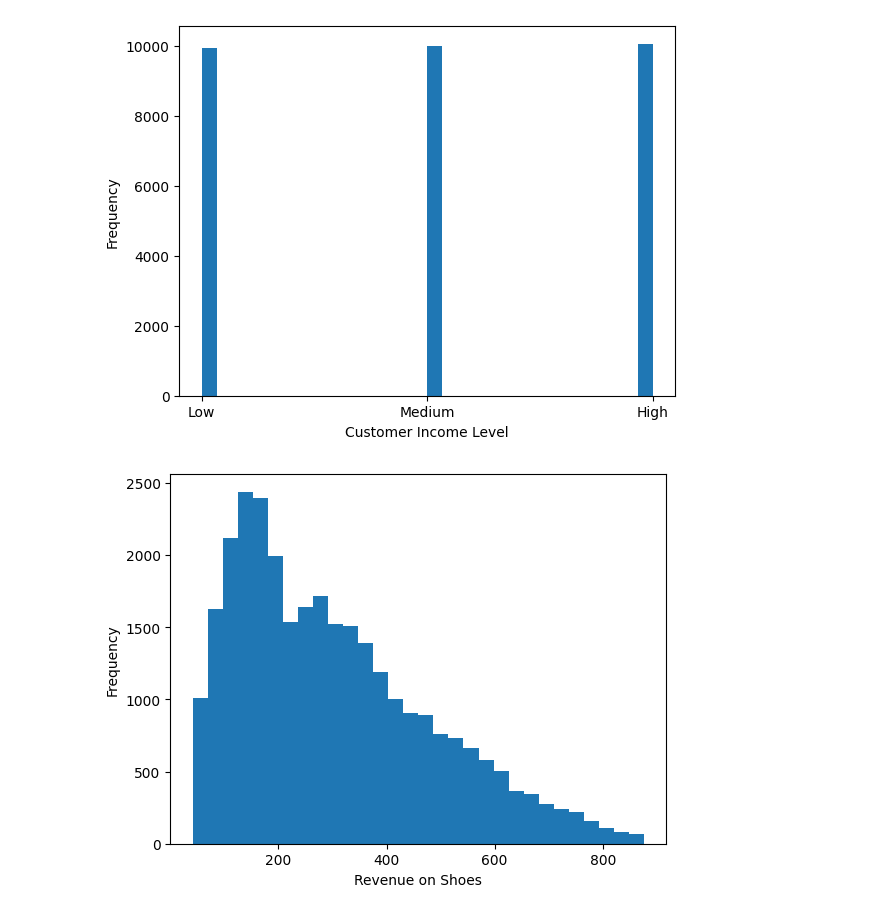
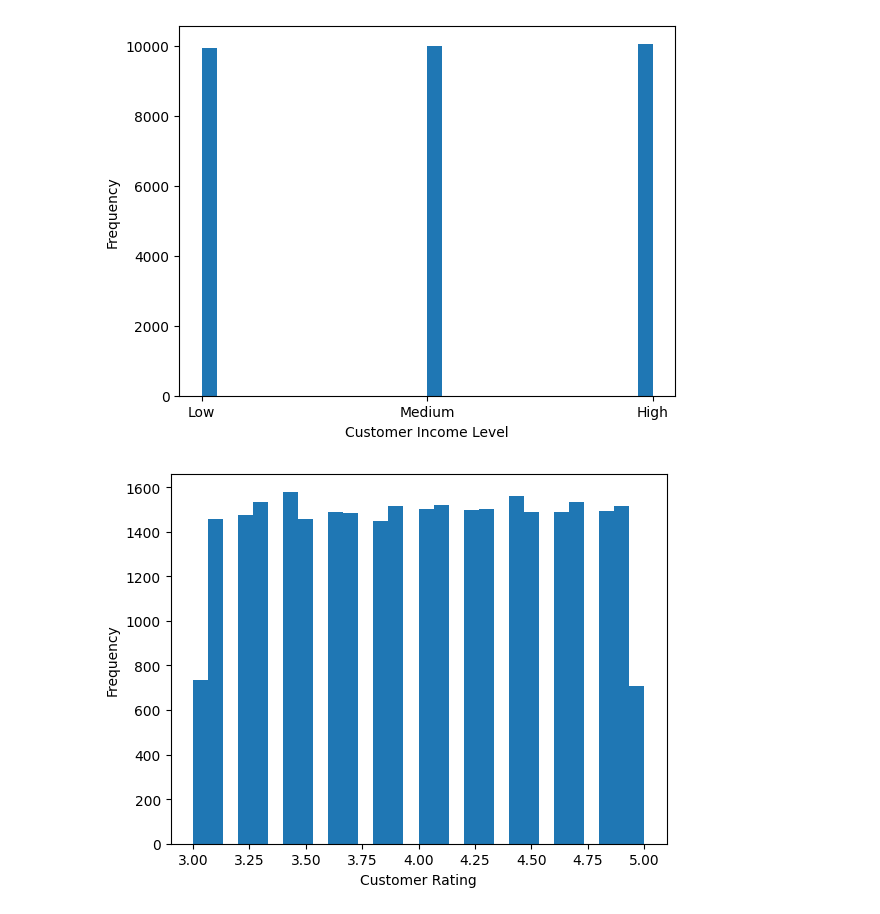
Before and after one commit to MrBigJupiter/SQL_learn, a Jupyter notebook: Footwear Sales Analysis 2018/Jupyter Notebooks/eda.ipynb, the cells around one changed output. Saved outputs shown, nothing was run; the diff lists cells and outputs as text; code cells hidden in the pictures.

```diff
--- a/Footwear Sales Analysis 2018/Jupyter Notebooks/eda.ipynb
+++ b/Footwear Sales Analysis 2018/Jupyter Notebooks/eda.ipynb
@@ -181,16 +181,16 @@ plt.show()
 # %% [output]
 [figure]
 # %%
-# Check the normal distribution of revenue
-data_to_plot = df_sales['revenue_usd']
+# Check the normal distribution of customer_rating
+data_to_plot = df_sales['customer_rating']
 
 plt.hist(x=data_to_plot, bins=30)
 
 # Add x-axis and y-axis titles
-plt.xlabel('Revenue on Shoes')
+plt.xlabel('Customer Rating')
 plt.ylabel('Frequency')
 
 # Display the plot
 plt.show()
 # %% [output]
-[figure, old version]
+[figure, new version]
```
Also changed, not shown: parts of 1 cell of this notebook.
